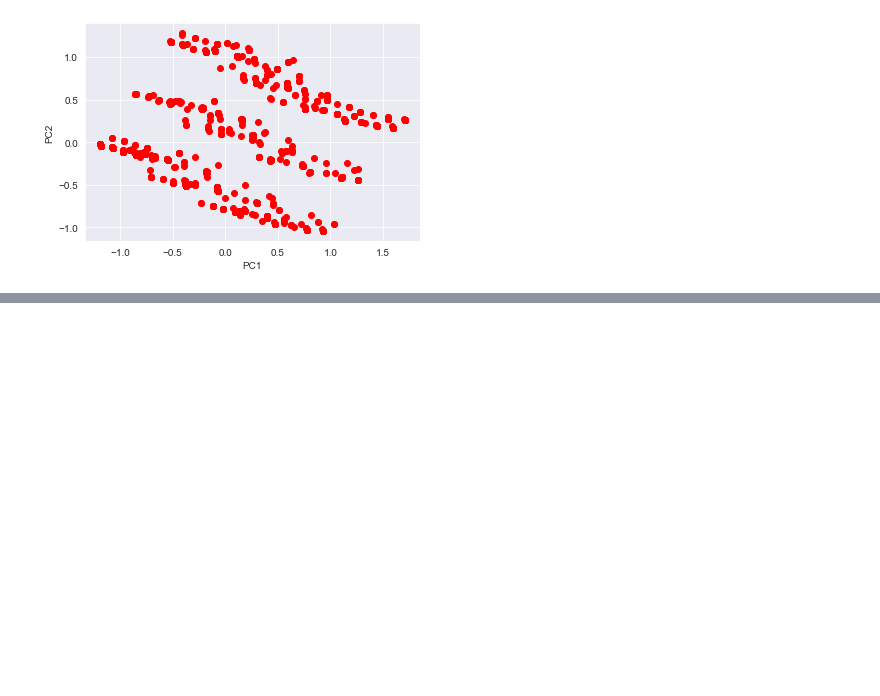
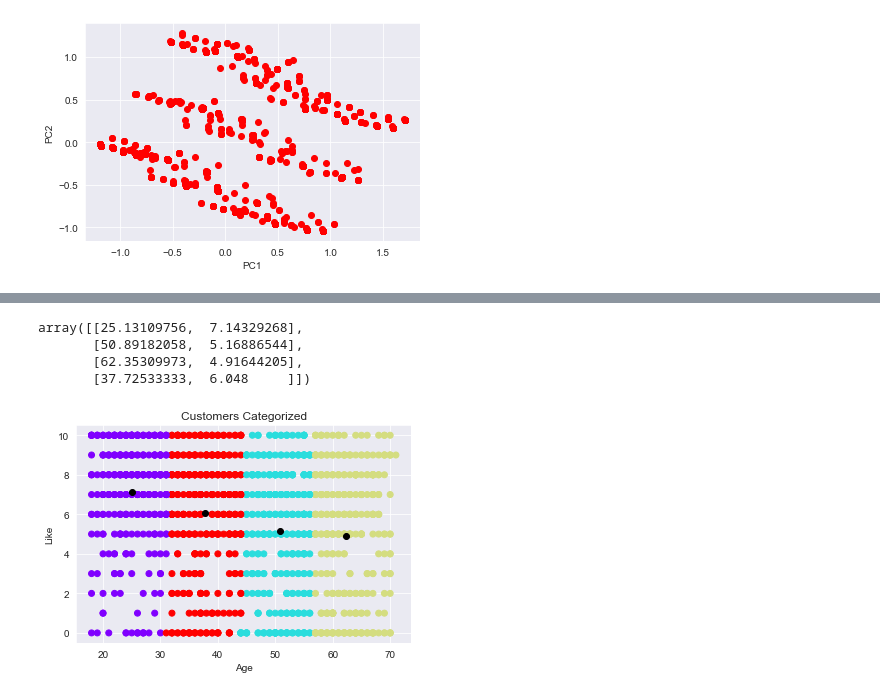
Before and after one commit to bharxhav/mcdonalds-market-segmentation, a Jupyter notebook: market-segmentation.ipynb, the cells around one changed output, grey strips where cells are left out. Cells and saved outputs as stored; diff of their text form; code cells hidden in the pictures; blank space fills up the shorter version.

```diff
--- a/market-segmentation.ipynb
+++ b/market-segmentation.ipynb
@@ -191,0 +224,17 @@ plt.show()
+# %%
+cluster_centers = kmeans.cluster_centers_
+cluster_centers
+# %% [output]
+array([[25.13109756,  7.14329268],
+       [50.89182058,  5.16886544],
+       [62.35309973,  4.91644205],
+       [37.72533333,  6.048     ]])
+# %%
+plt.scatter(X1[:,0],X1[:,1],c=kmeans.labels_,cmap="rainbow")
+plt.scatter(cluster_centers[:,0],cluster_centers[:,1],color="black")
+plt.title("Customers Categorized")
+plt.xlabel("Age")
+plt.ylabel("Like")
+plt.show()
+# %% [output]
+[figure, added]
```
Also changed, not shown: parts of 5 cells of this notebook.
